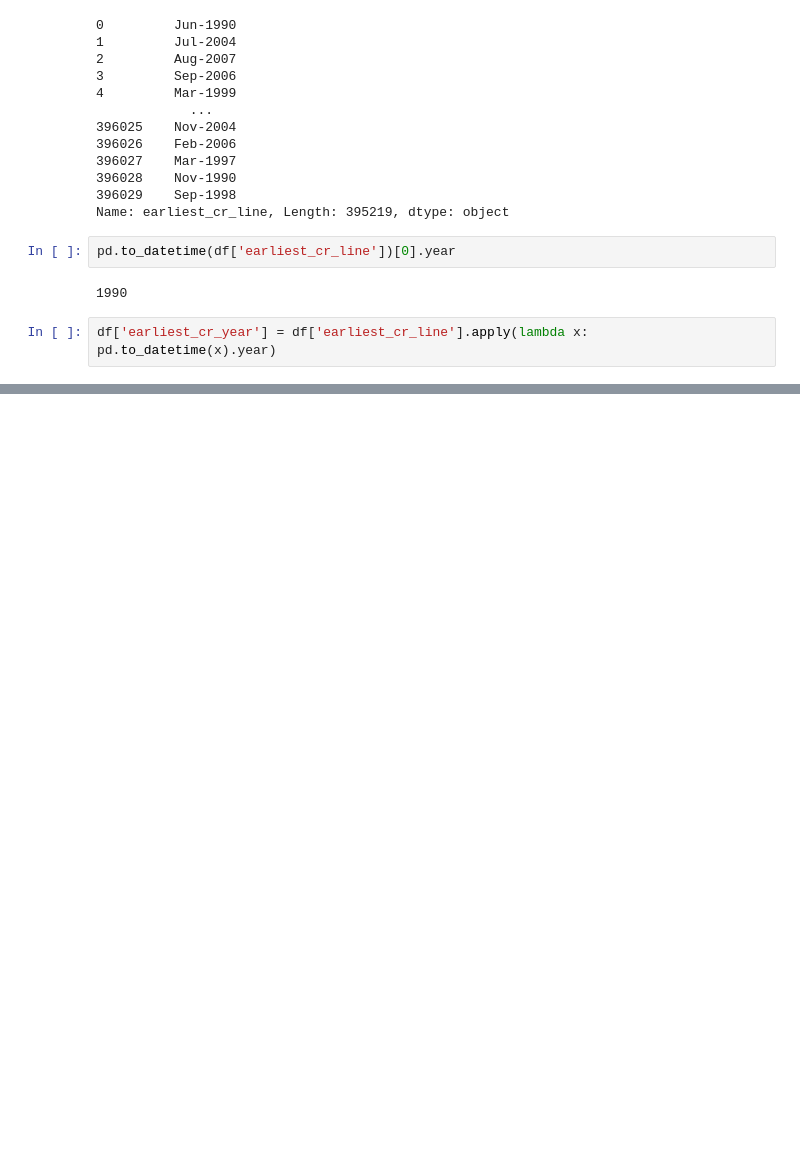
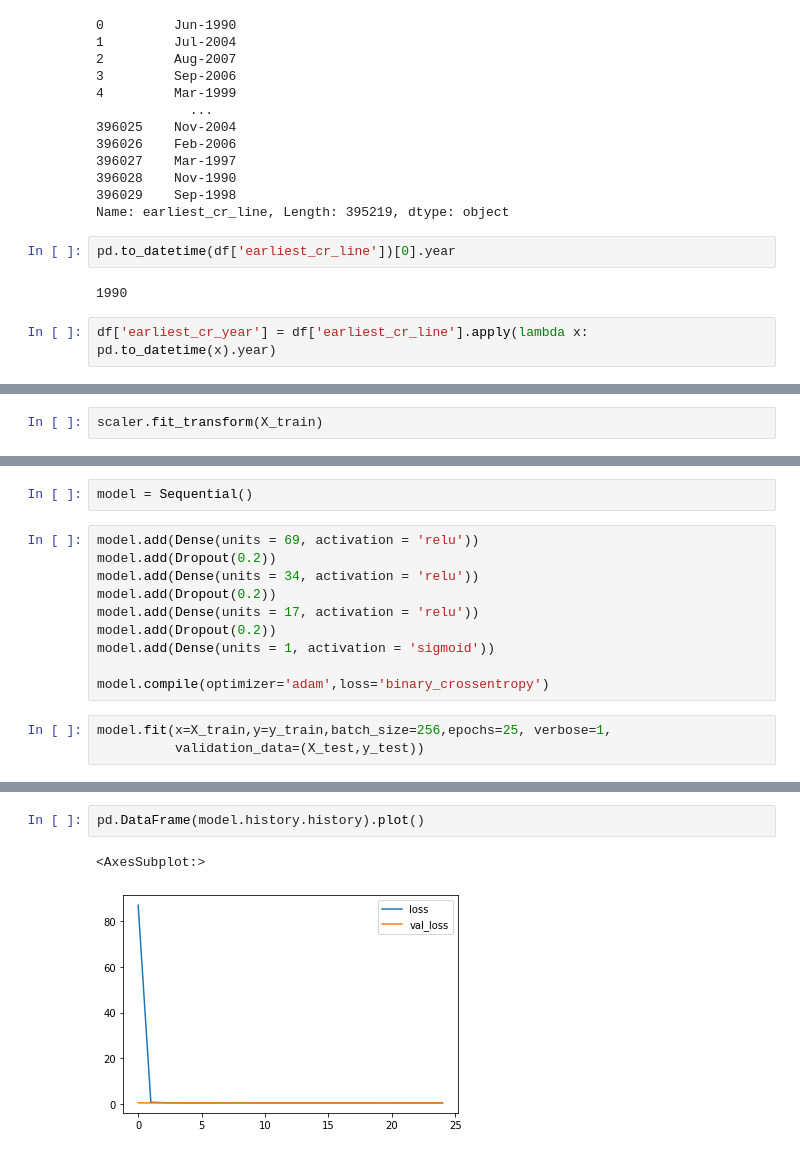
Before and after one commit to mkawsarzaman/prediction_loan_default_ANN_Tensorflow_keras, a Jupyter notebook: prediction_loan_default_ANN_Tensorflow_keras.ipynb, the cells around one changed output, grey strips where cells are left out. Saved outputs shown, nothing was run; the diff lists cells and outputs as text; blank space fills up the shorter version.

Commit message:
training without callback- only using dropout layers

```diff
--- a/prediction_loan_default_ANN_Tensorflow_keras.ipynb
+++ b/prediction_loan_default_ANN_Tensorflow_keras.ipynb
@@ -947,0 +987,2 @@ df['earliest_cr_year'] = df['earliest_cr_line'].apply(lambda x: pd.to_datetime(x
+# %%
+scaler.fit_transform(X_train)
@@ -947,0 +1028,15 @@ df['earliest_cr_year'] = df['earliest_cr_line'].apply(lambda x: pd.to_datetime(x
+# %%
+model = Sequential()
+# %%
+model.add(Dense(units = 69, activation = 'relu'))
+model.add(Dropout(0.2))
+model.add(Dense(units = 34, activation = 'relu'))
+model.add(Dropout(0.2))
+model.add(Dense(units = 17, activation = 'relu'))
+model.add(Dropout(0.2))
+model.add(Dense(units = 1, activation = 'sigmoid'))
+
+model.compile(optimizer='adam',loss='binary_crossentropy')
+# %%
+model.fit(x=X_train,y=y_train,batch_size=256,epochs=25, verbose=1,
+          validation_data=(X_test,y_test))
@@ -947,0 +1062,5 @@ df['earliest_cr_year'] = df['earliest_cr_line'].apply(lambda x: pd.to_datetime(x
+# %%
+pd.DataFrame(model.history.history).plot()
+# %% [output]
+<AxesSubplot:>
+[figure, added]
```
Also changed, not shown: parts of 16 cells of this notebook.
